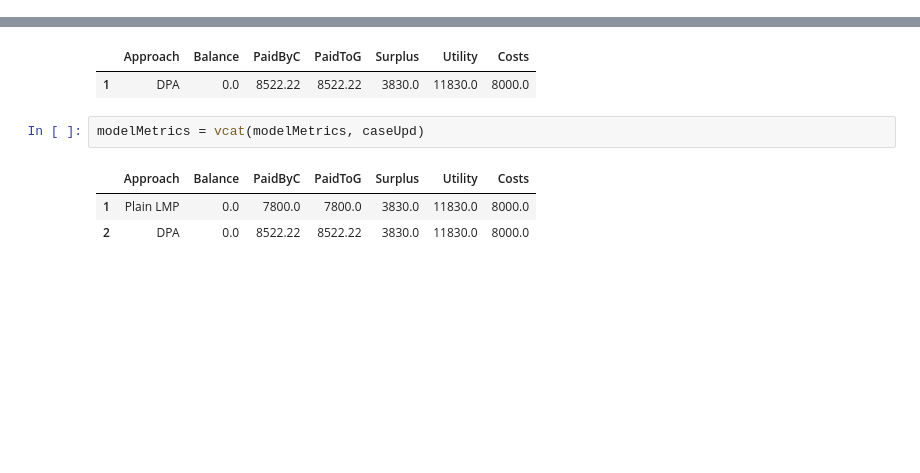
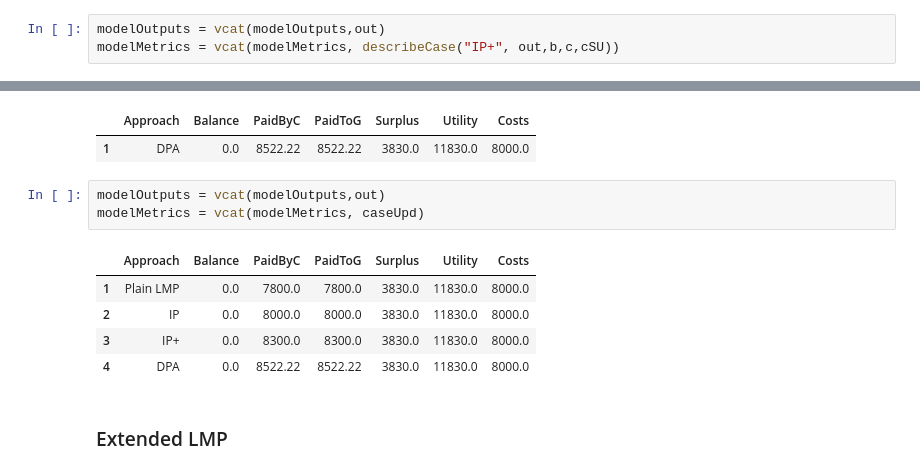
Before and after one commit to alex-bochkarev/LMP-approaches, a Jupyter notebook: src/LMP_comp.ipynb, the cells around one changed output, grey strips where cells are left out. Saved outputs shown, nothing was run; the diff lists cells and outputs as text; blank space fills up the shorter version.

```diff
--- a/src/LMP_comp.ipynb
+++ b/src/LMP_comp.ipynb
@@ -577,0 +584,3 @@ getdual(z[2])
+# %%
+modelOutputs = vcat(modelOutputs,out)
+modelMetrics = vcat(modelMetrics, describeCase("IP+", out,b,c,cSU))
@@ -676,8 +690,13 @@ caseUpd = describeCase("DPA", out,b,c,cSU)
 |  | Approach | Balance | PaidByC | PaidToG | Surplus | Utility | Costs |
 | 1 | DPA | 0.0 | 8522.22 | 8522.22 | 3830.0 | 11830.0 | 8000.0 |
 # %%
+modelOutputs = vcat(modelOutputs,out)
 modelMetrics = vcat(modelMetrics, caseUpd)
 # %% [output]
 |  | Approach | Balance | PaidByC | PaidToG | Surplus | Utility | Costs |
 | 1 | Plain LMP | 0.0 | 7800.0 | 7800.0 | 3830.0 | 11830.0 | 8000.0 |
-| 2 | DPA | 0.0 | 8522.22 | 8522.22 | 3830.0 | 11830.0 | 8000.0 |
+| 2 | IP | 0.0 | 8000.0 | 8000.0 | 3830.0 | 11830.0 | 8000.0 |
+| 3 | IP+ | 0.0 | 8300.0 | 8300.0 | 3830.0 | 11830.0 | 8000.0 |
+| 4 | DPA | 0.0 | 8522.22 | 8522.22 | 3830.0 | 11830.0 | 8000.0 |
+# %% [markdown]
+### Extended LMP
```
Also changed, not shown: parts of 20 cells of this notebook, 1 other file.
